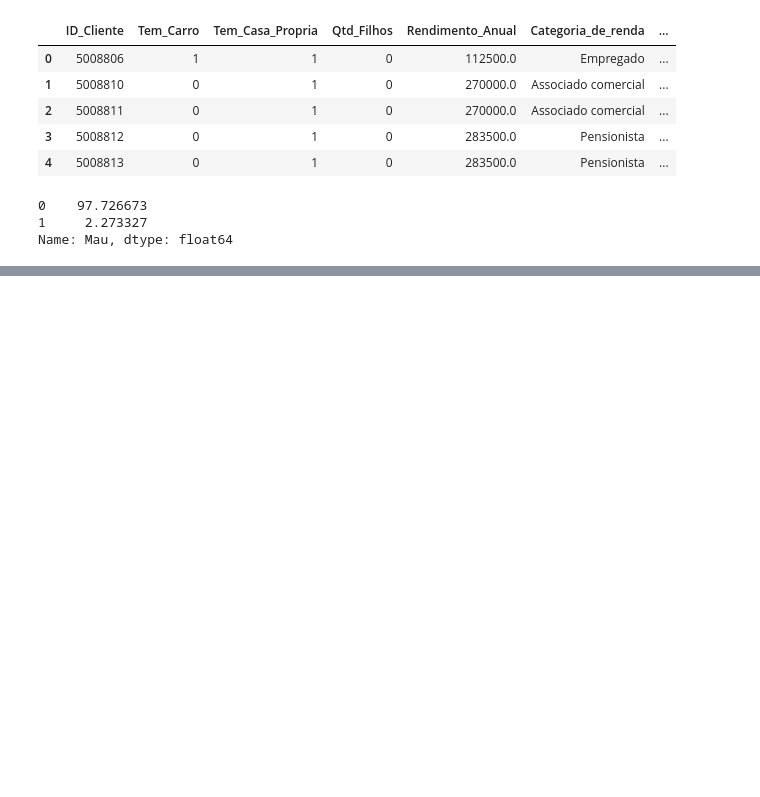
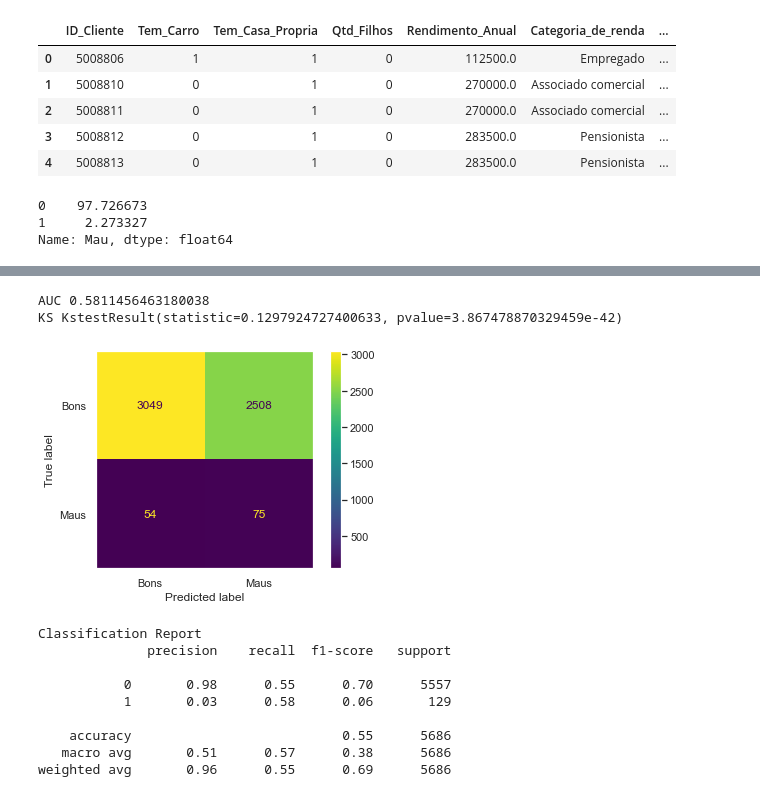
Before and after one commit to cmattosr/bootcampDS_mod06, a Jupyter notebook: Modulo06.ipynb, the cells around one changed output, grey strips where cells are left out. Drawn from its saved outputs; the diff is of its cells as text; code cells hidden in the pictures; blank space fills up the shorter version.

```diff
--- a/Modulo06.ipynb
+++ b/Modulo06.ipynb
@@ -883,0 +1062,18 @@ Name: Mau, dtype: float64
+# %%
+pipeline = Pipeline([('Transformador', Transformador(colunas_quantitativas, colunas_categoricas)),
+                     ('sampling', SMOTE(random_state=SEED)),
+                     ('Modelo', LogisticRegression(random_state=SEED, max_iter=1000))])
+roda_modelo(pipeline, df_registro_clientes_targets)
+# %% [output]
+AUC 0.5811456463180038
+KS KstestResult(statistic=0.1297924727400633, pvalue=3.867478870329459e-42)
+[figure, added]
+Classification Report
+              precision    recall  f1-score   support
+
+           0       0.98      0.55      0.70      5557
+           1       0.03      0.58      0.06       129
+
+    accuracy                           0.55      5686
+   macro avg       0.51      0.57      0.38      5686
+weighted avg       0.96      0.55      0.69      5686
```
Also changed, not shown: parts of 20 cells of this notebook.
